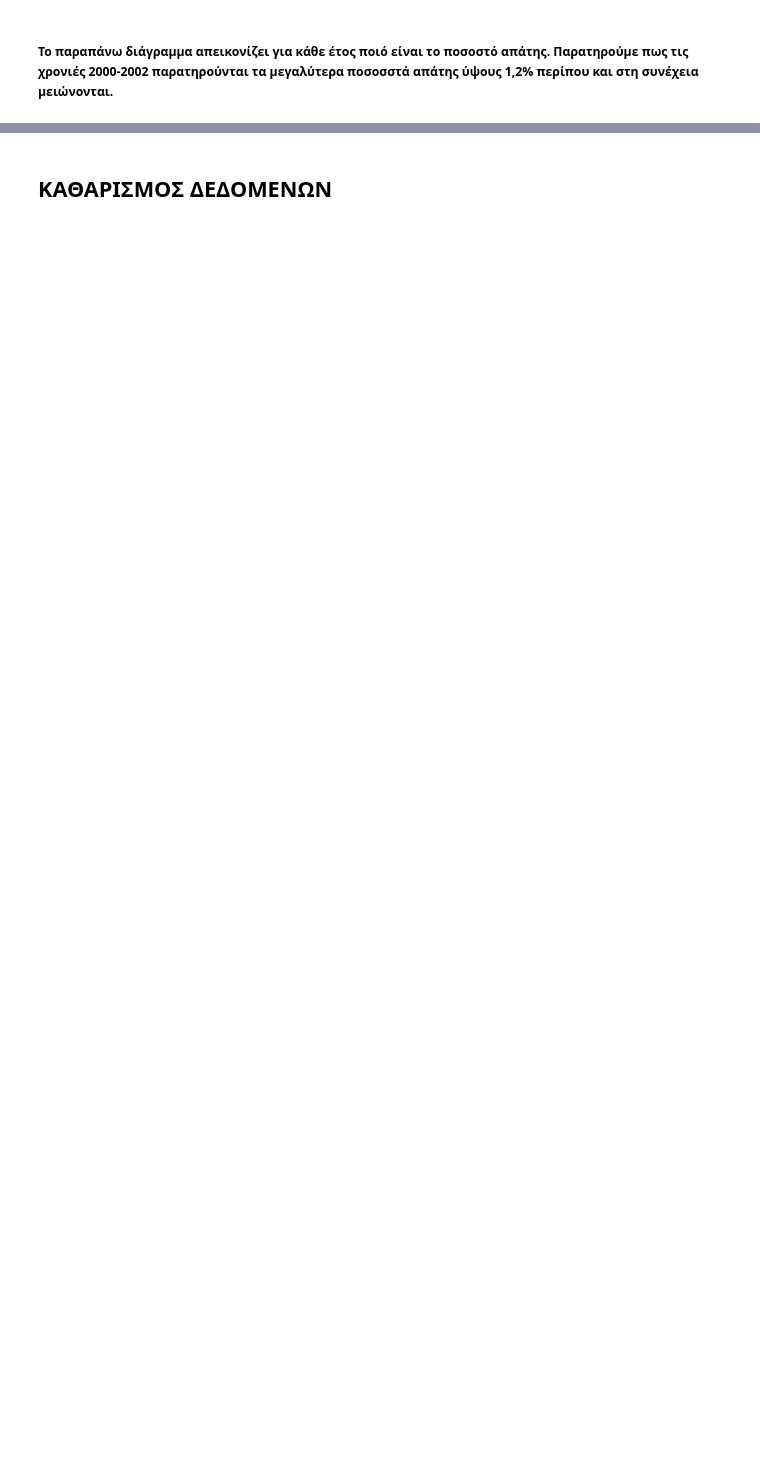
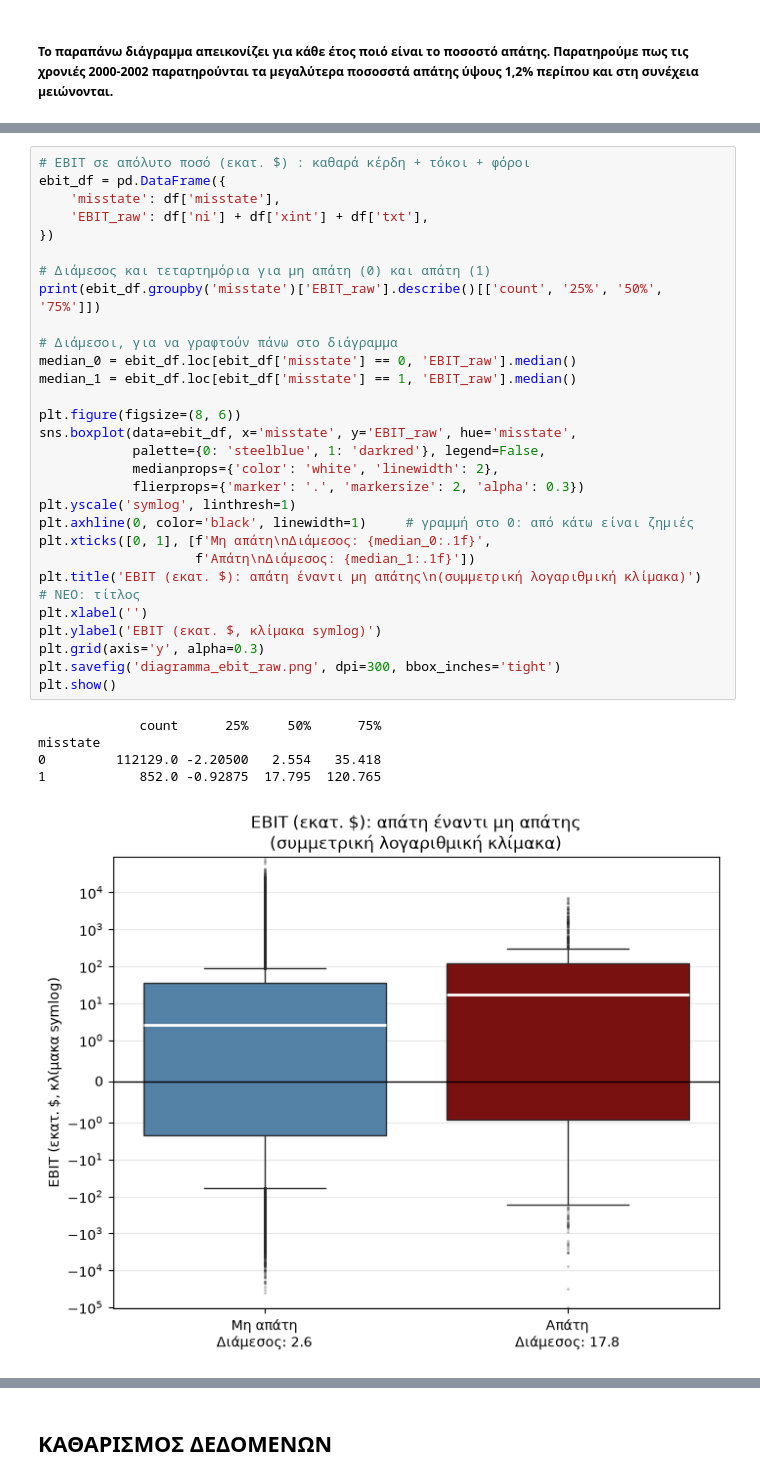
Before and after one commit to faidrapapavasileiou/PTIXIAKI_GITHUB, a Jupyter notebook: 01_eda_cleaning.ipynb.ipynb, the cells around one changed output, grey strips where cells are left out. Saved outputs shown, nothing was run; the diff lists cells and outputs as text; blank space fills up the shorter version.

```diff
--- a/01_eda_cleaning.ipynb.ipynb
+++ b/01_eda_cleaning.ipynb.ipynb
@@ -237,0 +304,35 @@ Passing `palette` without assigning `hue` is deprecated and will be removed in v
+# %%
+# EBIT σε απόλυτο ποσό (εκατ. $) : καθαρά κέρδη + τόκοι + φόροι
+ebit_df = pd.DataFrame({
+    'misstate': df['misstate'],
+    'EBIT_raw': df['ni'] + df['xint'] + df['txt'],
+})
+
+# Διάμεσος και τεταρτημόρια για μη απάτη (0) και απάτη (1)
+print(ebit_df.groupby('misstate')['EBIT_raw'].describe()[['count', '25%', '50%', '75%']])
+
+# Διάμεσοι, για να γραφτούν πάνω στο διάγραμμα
+median_0 = ebit_df.loc[ebit_df['misstate'] == 0, 'EBIT_raw'].median()
+median_1 = ebit_df.loc[ebit_df['misstate'] == 1, 'EBIT_raw'].median()
+
+plt.figure(figsize=(8, 6))
+sns.boxplot(data=ebit_df, x='misstate', y='EBIT_raw', hue='misstate',
+            palette={0: 'steelblue', 1: 'darkred'}, legend=False,
+            medianprops={'color': 'white', 'linewidth': 2},
+            flierprops={'marker': '.', 'markersize': 2, 'alpha': 0.3})
+plt.yscale('symlog', linthresh=1)
+plt.axhline(0, color='black', linewidth=1)     # γραμμή στο 0: από κάτω είναι ζημιές
+plt.xticks([0, 1], [f'Μη απάτη\nΔιάμεσος: {median_0:.1f}',
+                    f'Απάτη\nΔιάμεσος: {median_1:.1f}'])
+plt.title('EBIT (εκατ. $): απάτη έναντι μη απάτης\n(συμμετρική λογαριθμική κλίμακα)')   # ΝΕΟ: τίτλος
+plt.xlabel('')
+plt.ylabel('EBIT (εκατ. $, κλίμακα symlog)')
+plt.grid(axis='y', alpha=0.3)
+plt.savefig('diagramma_ebit_raw.png', dpi=300, bbox_inches='tight')
+plt.show()
+# %% [output]
+             count      25%     50%      75%
+misstate
+0         112129.0 -2.20500   2.554   35.418
+1            852.0 -0.92875  17.795  120.765
+[figure, added]
```
Also changed, not shown: parts of 21 cells of this notebook, 2 other files.
